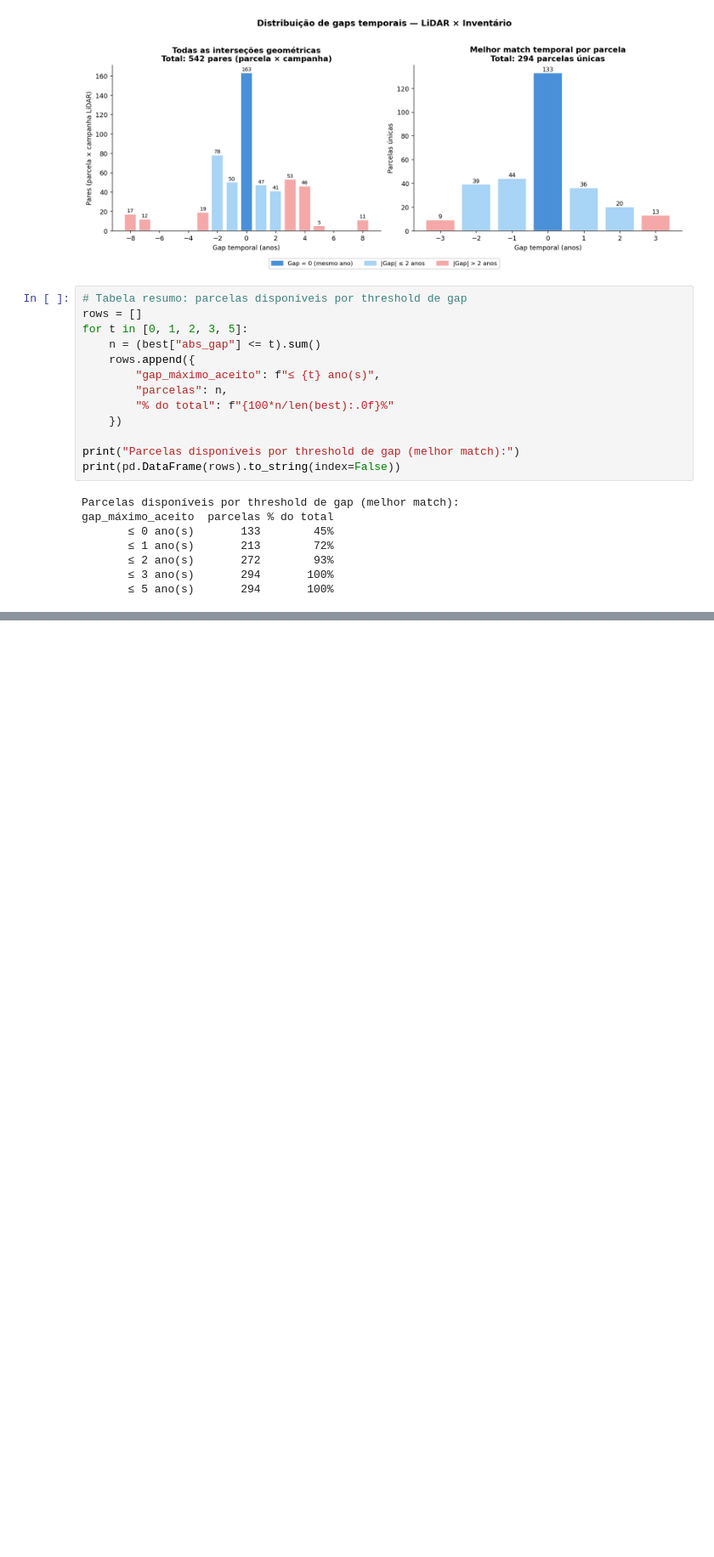
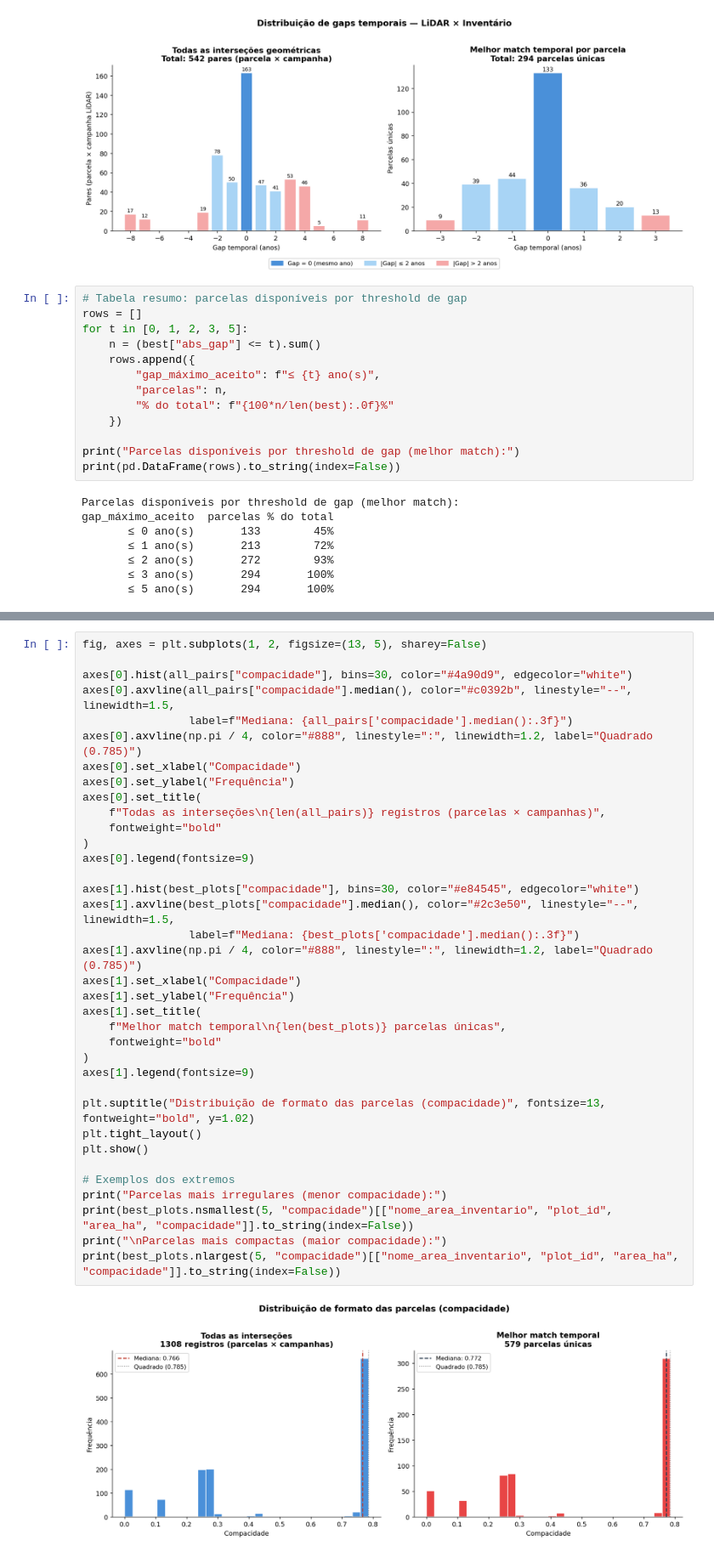
Before and after one commit to dandanjacob/tese-lidar-biomass-prediction, a Jupyter notebook: notebooks/05_intersection_analysis.ipynb, the cells around one changed output, grey strips where cells are left out. Shown at 85% size. Drawn from its saved outputs; the diff is of its cells as text; blank space fills up the shorter version.

```diff
--- a/notebooks/05_intersection_analysis.ipynb
+++ b/notebooks/05_intersection_analysis.ipynb
@@ -263,0 +386,38 @@ gap_máximo_aceito  parcelas % do total
+# %%
+fig, axes = plt.subplots(1, 2, figsize=(13, 5), sharey=False)
+
+axes[0].hist(all_pairs["compacidade"], bins=30, color="#4a90d9", edgecolor="white")
+axes[0].axvline(all_pairs["compacidade"].median(), color="#c0392b", linestyle="--", linewidth=1.5,
+                label=f"Mediana: {all_pairs['compacidade'].median():.3f}")
+axes[0].axvline(np.pi / 4, color="#888", linestyle=":", linewidth=1.2, label="Quadrado (0.785)")
+axes[0].set_xlabel("Compacidade")
+axes[0].set_ylabel("Frequência")
+axes[0].set_title(
+    f"Todas as interseções\n{len(all_pairs)} registros (parcelas × campanhas)",
+    fontweight="bold"
+)
+axes[0].legend(fontsize=9)
+
+axes[1].hist(best_plots["compacidade"], bins=30, color="#e84545", edgecolor="white")
+axes[1].axvline(best_plots["compacidade"].median(), color="#2c3e50", linestyle="--", linewidth=1.5,
+                label=f"Mediana: {best_plots['compacidade'].median():.3f}")
+axes[1].axvline(np.pi / 4, color="#888", linestyle=":", linewidth=1.2, label="Quadrado (0.785)")
+axes[1].set_xlabel("Compacidade")
+axes[1].set_ylabel("Frequência")
+axes[1].set_title(
+    f"Melhor match temporal\n{len(best_plots)} parcelas únicas",
+    fontweight="bold"
+)
+axes[1].legend(fontsize=9)
+
+plt.suptitle("Distribuição de formato das parcelas (compacidade)", fontsize=13, fontweight="bold", y=1.02)
+plt.tight_layout()
+plt.show()
+
+# Exemplos dos extremos
+print("Parcelas mais irregulares (menor compacidade):")
+print(best_plots.nsmallest(5, "compacidade")[["nome_area_inventario", "plot_id", "area_ha", "compacidade"]].to_string(index=False))
+print("\nParcelas mais compactas (maior compacidade):")
+print(best_plots.nlargest(5, "compacidade")[["nome_area_inventario", "plot_id", "area_ha", "compacidade"]].to_string(index=False))
+# %% [output]
+[figure, added]
```
Also changed, not shown: parts of 6 cells of this notebook.
